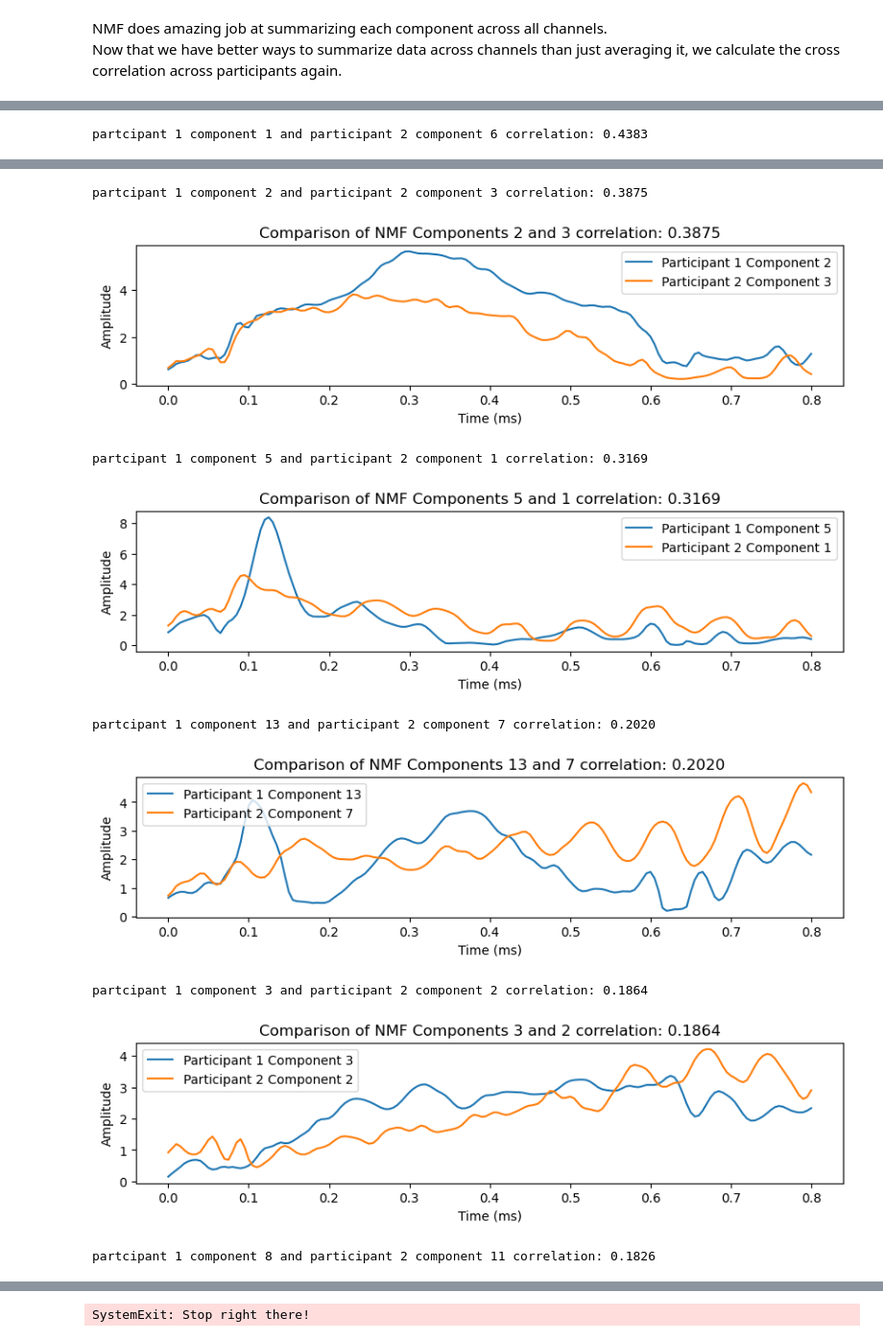
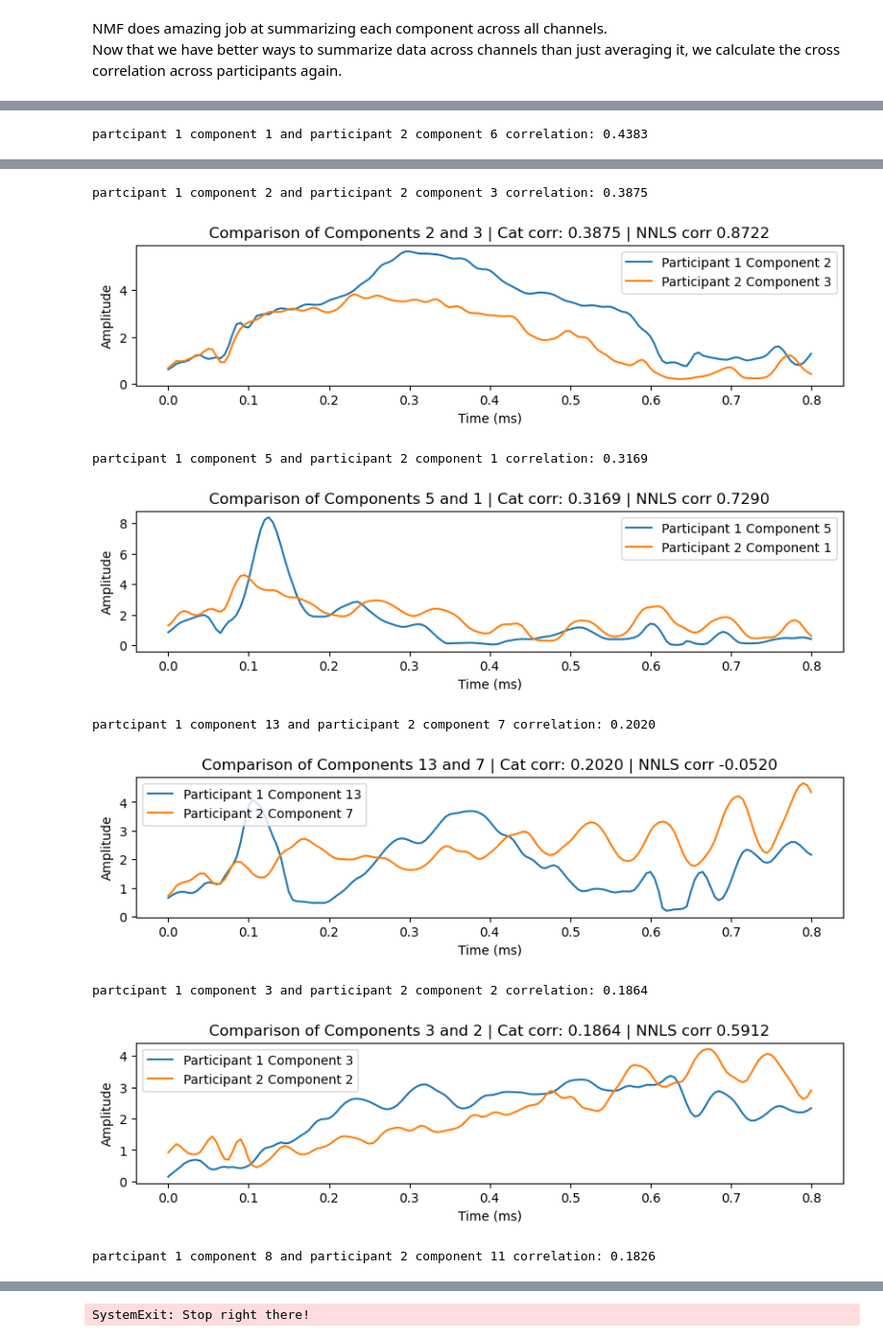
Before and after one commit to AtharvSuryawanshi/Neural-Representations-using-Things-Database, a Jupyter notebook: notebooks/NMF_meg8.ipynb, the cells around one changed output, grey strips where cells are left out. Shown at 96% size. Drawn from its saved outputs; the diff is of its cells as text; code cells hidden in the pictures.

Commit message:
correlation mention

```diff
--- a/notebooks/NMF_meg8.ipynb
+++ b/notebooks/NMF_meg8.ipynb
@@ -905,7 +905,7 @@ for pair in unique_pairs[:]:
     plt.plot(idk.time_points_new, summary_components_2[pair[1],:], label = f'Participant 2 Component {pair[1]}')
     plt.xlabel("Time (ms)")
     plt.ylabel("Amplitude")
-    plt.title(f"Comparison of NMF Components {pair[0]} and {pair[1]} correlation: {corr_matrix[pair[0], pair[1]]:.4f}")
+    plt.title(f"Comparison of Components {pair[0]} and {pair[1]} | Cat corr: {corr_matrix[pair[0], pair[1]]:.4f} | NNLS corr {np.corrcoef(summary_components_1[pair[0],:], summary_components_2[pair[1],:])[0,1]:.4f}")
     plt.legend()
     plt.show()
     # idk.print_specific_component_images(1, pair[0])
@@ -918,9 +918,9 @@ partcipant 1 component 1 and participant 2 component 6 correlation: 0.4383
 partcipant 1 component 2 and participant 2 component 3 correlation: 0.3875
-[figure, old version]
+[figure, new version]
 partcipant 1 component 5 and participant 2 component 1 correlation: 0.3169
-[figure, old version]
+[figure, new version]
 partcipant 1 component 13 and participant 2 component 7 correlation: 0.2020
-[figure, old version]
+[figure, new version]
 partcipant 1 component 3 and participant 2 component 2 correlation: 0.1864
-[figure, old version]
+[figure, new version]
 partcipant 1 component 8 and participant 2 component 11 correlation: 0.1826
```
Also changed, not shown: parts of 1 cell of this notebook.
